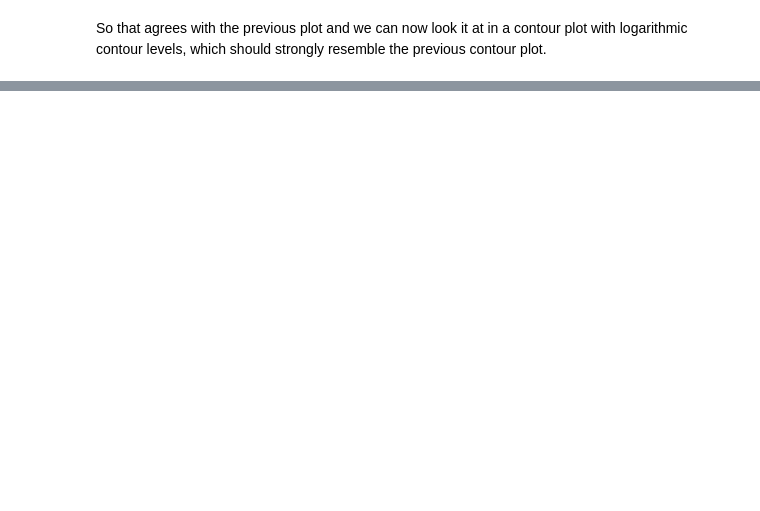
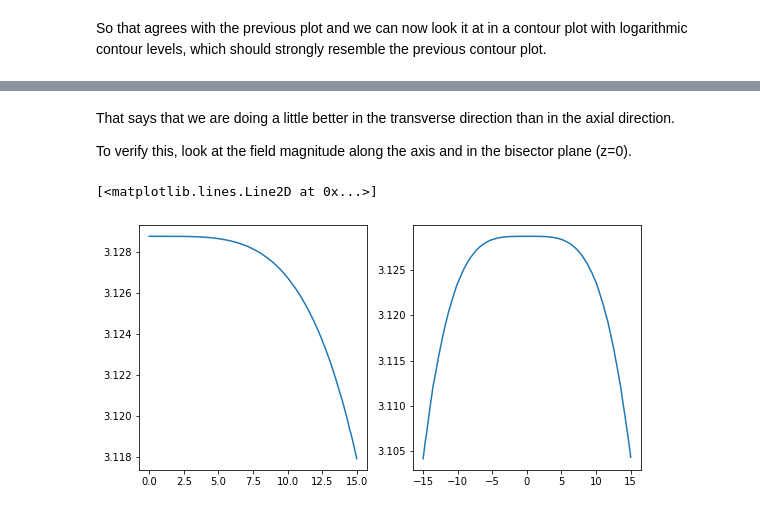
Before and after one commit to bcGitHub15/FemmHelmholtz, a Jupyter notebook: RealHelmholtzS0.ipynb, the cells around one changed output, grey strips where cells are left out. Drawn from its saved outputs; the diff is of its cells as text; code cells hidden in the pictures; blank space fills up the shorter version.

```diff
--- a/RealHelmholtzS0.ipynb
+++ b/RealHelmholtzS0.ipynb
@@ -81,0 +87,12 @@ cax.contour(rf.x,rf.y,rf.u,levels=[4.0, 5.0,6,7,8,9,10])
+# %% [markdown]
+That says that we are doing a little better in the transverse direction than in the axial direction.
+
+To verify this, look at the field magnitude along the axis and in the bisector plane (z=0).
+# %%
+fig, axs = plt.subplots(nrows=1, ncols=2, figsize=[9,4.5])
+fig.subplots_adjust(hspace=1.0)
+axs[0].plot(bmag.x[150,:],bmag.u[150,:]*1e4)
+axs[1].plot(bmag.y[:,0],bmag.u[:,0]*1e4)
+# %% [output]
+[<matplotlib.lines.Line2D at 0x...>]
+[figure, added]
```
Also changed, not shown: parts of 11 cells of this notebook, 9 other files.
